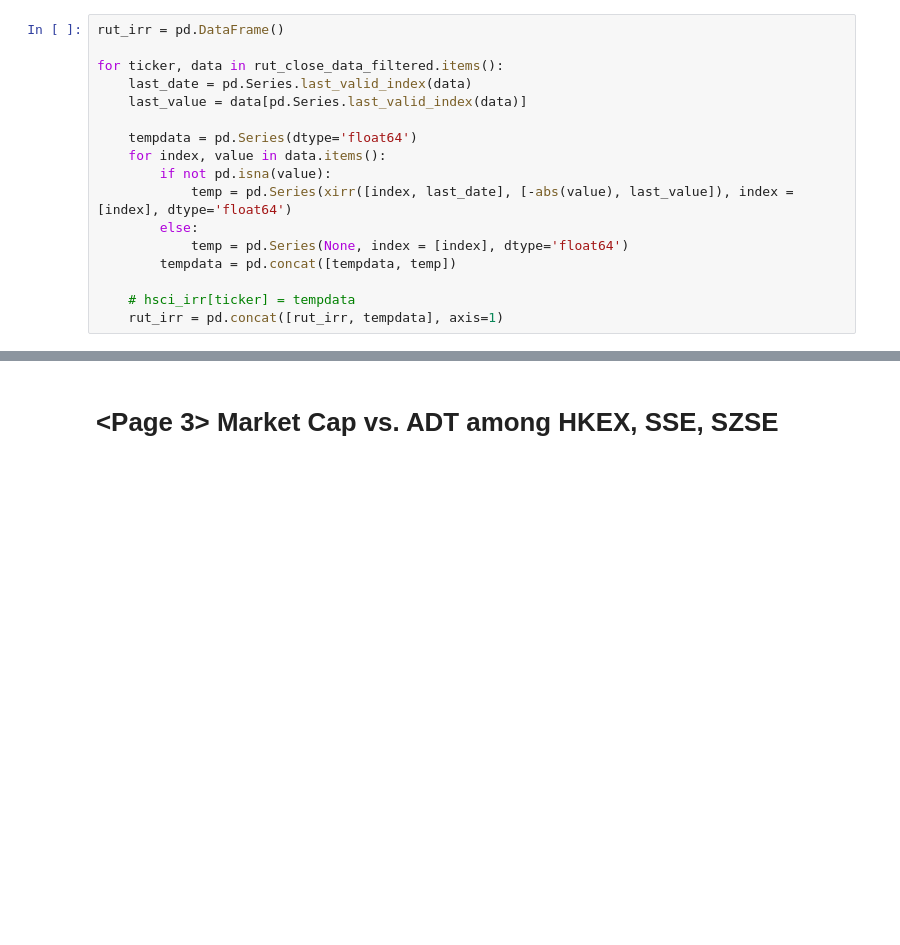
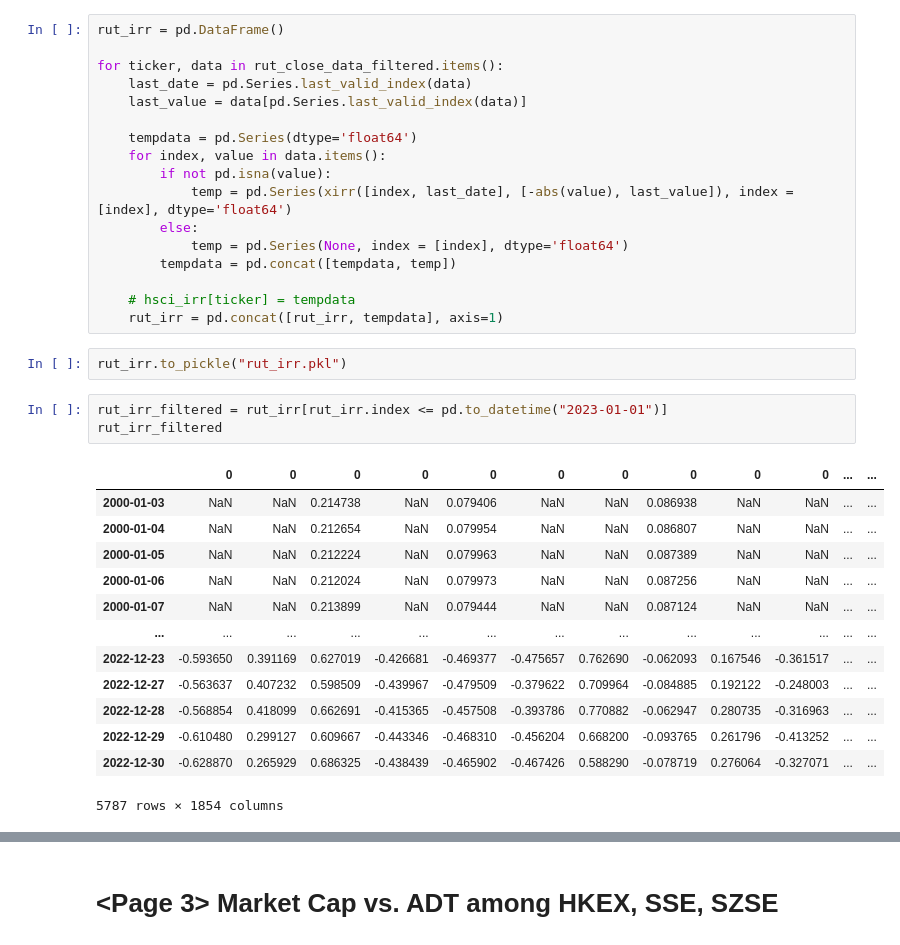
Before and after one commit to ckyma/exchatbook, a Jupyter notebook: getYahooData.ipynb, the cells around one changed output, grey strips where cells are left out. Cells and saved outputs as stored; diff of their text form; blank space fills up the shorter version.

```diff
--- a/getYahooData.ipynb
+++ b/getYahooData.ipynb
@@ -1194,3 +1219,22 @@ for ticker, data in rut_close_data_filtered.items():
 
     # hsci_irr[ticker] = tempdata
     rut_irr = pd.concat([rut_irr, tempdata], axis=1)
+# %%
+rut_irr.to_pickle("rut_irr.pkl")
+# %%
+rut_irr_filtered = rut_irr[rut_irr.index <= pd.to_datetime("2023-01-01")]
+rut_irr_filtered
+# %% [output]
+|  | 0 | 0 | 0 | 0 | 0 | 0 | 0 | 0 | 0 | 0 | ... | ... |
+| 2000-01-03 | NaN | NaN | 0.214738 | NaN | 0.079406 | NaN | NaN | 0.086938 | NaN | NaN | ... | ... |
+| 2000-01-04 | NaN | NaN | 0.212654 | NaN | 0.079954 | NaN | NaN | 0.086807 | NaN | NaN | ... | ... |
+| 2000-01-05 | NaN | NaN | 0.212224 | NaN | 0.079963 | NaN | NaN | 0.087389 | NaN | NaN | ... | ... |
+| 2000-01-06 | NaN | NaN | 0.212024 | NaN | 0.079973 | NaN | NaN | 0.087256 | NaN | NaN | ... | ... |
+| 2000-01-07 | NaN | NaN | 0.213899 | NaN | 0.079444 | NaN | NaN | 0.087124 | NaN | NaN | ... | ... |
+| ... | ... | ... | ... | ... | ... | ... | ... | ... | ... | ... | ... | ... |
+| 2022-12-23 | -0.593650 | 0.391169 | 0.627019 | -0.426681 | -0.469377 | -0.475657 | 0.762690 | -0.062093 | 0.167546 | -0.361517 | ... | ... |
+| 2022-12-27 | -0.563637 | 0.407232 | 0.598509 | -0.439967 | -0.479509 | -0.379622 | 0.709964 | -0.084885 | 0.192122 | -0.248003 | ... | ... |
+| 2022-12-28 | -0.568854 | 0.418099 | 0.662691 | -0.415365 | -0.457508 | -0.393786 | 0.770882 | -0.062947 | 0.280735 | -0.316963 | ... | ... |
+| 2022-12-29 | -0.610480 | 0.299127 | 0.609667 | -0.443346 | -0.468310 | -0.456204 | 0.668200 | -0.093765 | 0.261796 | -0.413252 | ... | ... |
+| 2022-12-30 | -0.628870 | 0.265929 | 0.686325 | -0.438439 | -0.465902 | -0.467426 | 0.588290 | -0.078719 | 0.276064 | -0.327071 | ... | ... |
+5787 rows × 1854 columns
```
Also changed, not shown: parts of 14 cells of this notebook, 7 other files.
